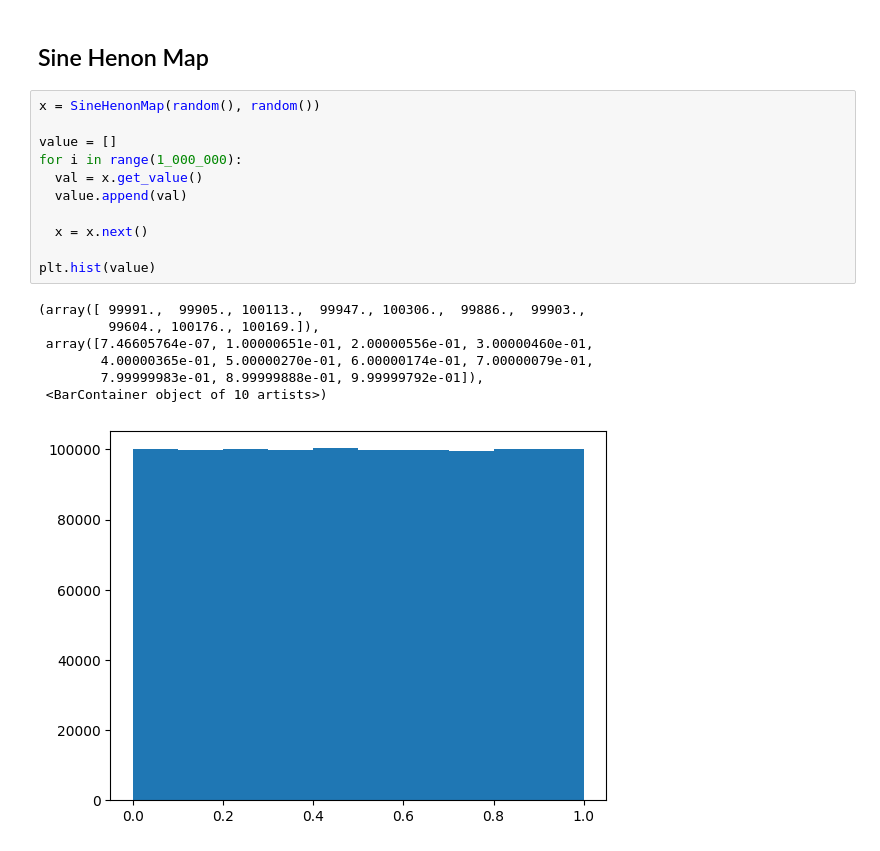
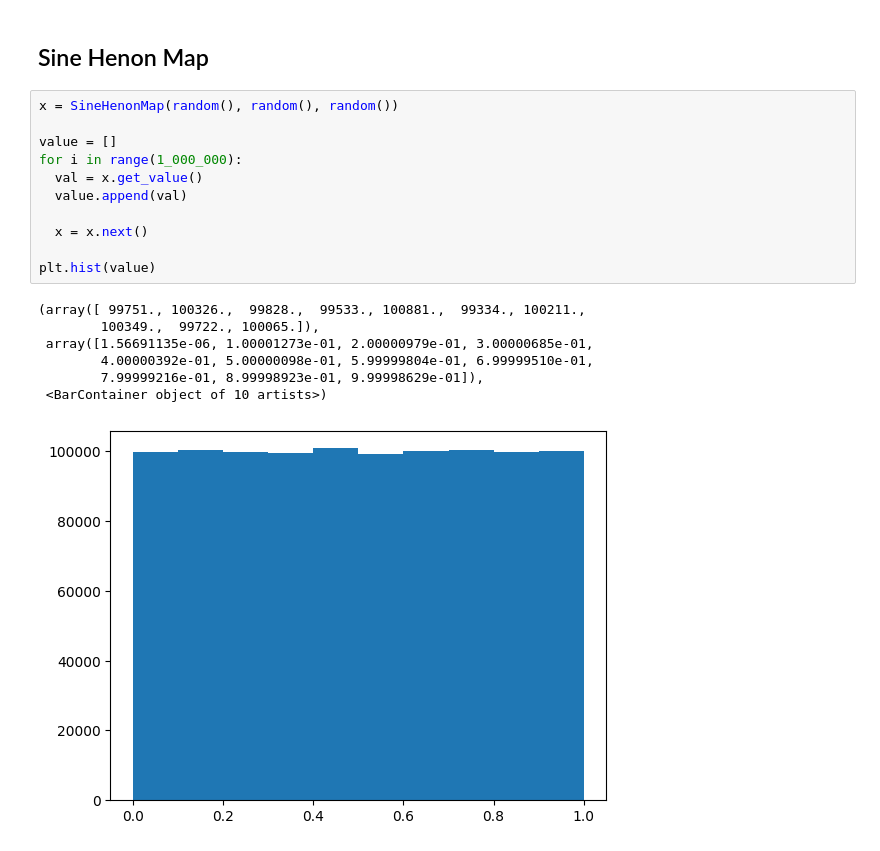
Before and after one commit to bayusamudra5502/dynamic-encryption-protocol, a Jupyter notebook: src/analysis.ipynb, the cells around one changed output. Drawn from its saved outputs; the diff is of its cells as text.

```diff
--- a/src/analysis.ipynb
+++ b/src/analysis.ipynb
@@ -172,21 +172,21 @@ plt.hist(np.diff(value))
 # %% [markdown]
 ## Sine Henon Map
 # %%
-x = SineHenonMap(random(), random())
+x = SineHenonMap(random(), random(), random())
 
 value = []
 for i in range(1_000_000):
   val = x.get_value()
   value.append(val)
 
   x = x.next()
 
 plt.hist(value)
 # %% [output]
-(array([ 99991.,  99905., 100113.,  99947., 100306.,  99886.,  99903.,
-         99604., 100176., 100169.]),
- array([7.46605764e-07, 1.00000651e-01, 2.00000556e-01, 3.00000460e-01,
-        4.00000365e-01, 5.00000270e-01, 6.00000174e-01, 7.00000079e-01,
-        7.99999983e-01, 8.99999888e-01, 9.99999792e-01]),
+(array([ 99751., 100326.,  99828.,  99533., 100881.,  99334., 100211.,
+        100349.,  99722., 100065.]),
+ array([1.56691135e-06, 1.00001273e-01, 2.00000979e-01, 3.00000685e-01,
+        4.00000392e-01, 5.00000098e-01, 5.99999804e-01, 6.99999510e-01,
+        7.99999216e-01, 8.99998923e-01, 9.99998629e-01]),
  <BarContainer object of 10 artists>)
-[figure, old version]
+[figure, new version]
```
Also changed, not shown: parts of 6 cells of this notebook, 7 other files.
